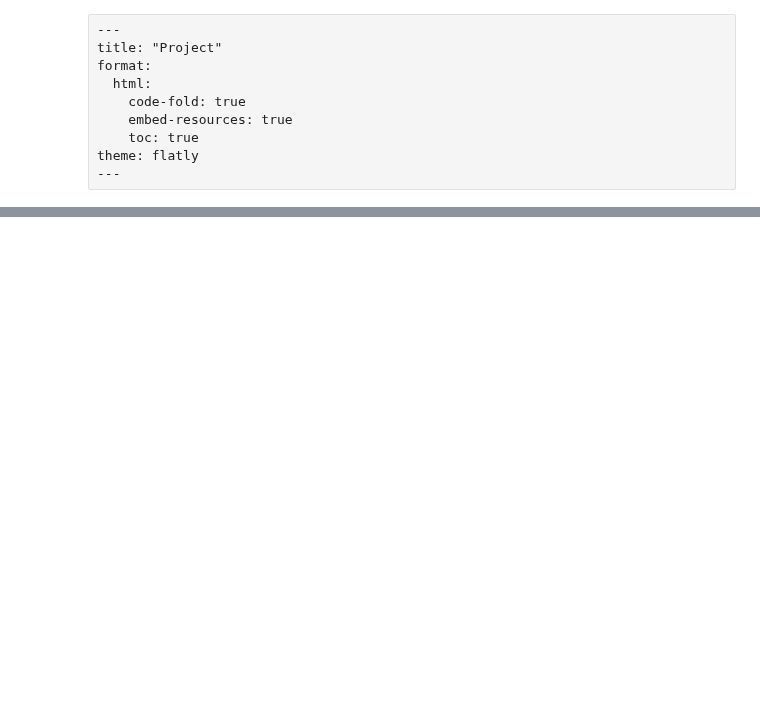
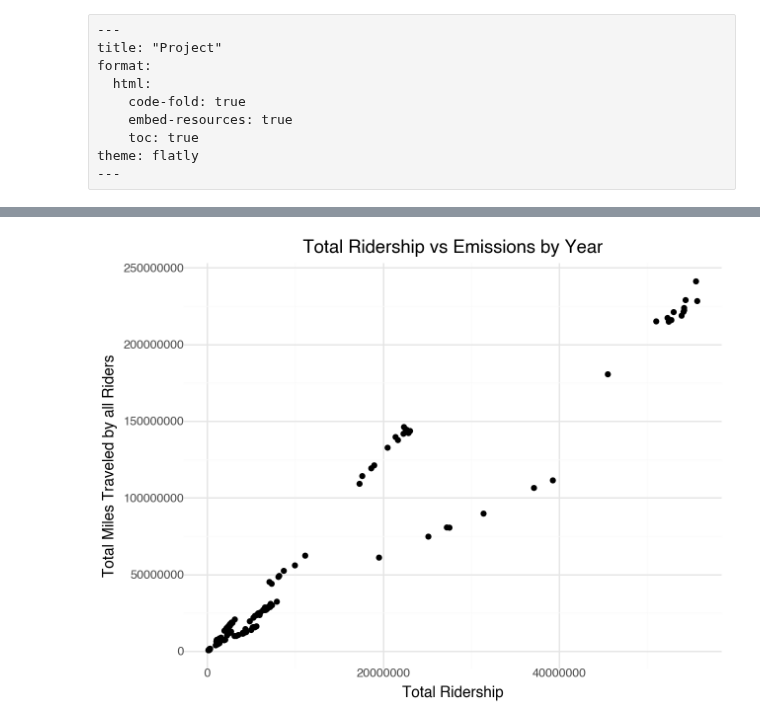
Before and after one commit to chloefeehan/GSB544, a Jupyter notebook: Project/Project.ipynb, the cells around one changed output, grey strips where cells are left out. Saved outputs shown, nothing was run; the diff lists cells and outputs as text; code cells hidden in the pictures; blank space fills up the shorter version.

Commit message:
cleaning

```diff
--- a/Project/Project.ipynb
+++ b/Project/Project.ipynb
@@ -16,4 +16,10 @@ from plotnine import *
 # load in data
 
 metro = pd.read_csv("/Users/chloefeehan/Desktop/python/GSB544/Project/data/metro.csv")
-emissions = pd.read_csv("/Users/chloefeehan/Desktop/python/GSB544/Project/data/emissions.csv")
+#emissions = pd.read_csv("/Users/chloefeehan/Desktop/python/GSB544/Project/data/emissions.csv")
+energy = pd.read_csv("/Users/chloefeehan/Desktop/python/GSB544/Project/data/energy.csv")
+# %%
+metro["total_ridership"] = metro["total_ridership"].replace(',', '', regex=True).astype(int)
+metro["total_miles"] = metro["total_miles"].replace(',', '', regex=True).astype(int)
+
+metro.head()
@@ -19,0 +33,18 @@ emissions = pd.read_csv("/Users/chloefeehan/Desktop/python/GSB544/Project/data/e
+# %%
+energy['Year'] = energy['YYYYMM'].astype(str).str[:4]
+energy['Month'] = energy['YYYYMM'].astype(str).str[4:]
+
+energy_clean = energy[(energy["Description"] == "Total Energy Consumed by the Transportation Sector") &
+                        (energy['Year'] >= "2017") & (energy['Year'] <= "2021") &
+                        (energy["Month"] != '13')]
+energy_clean = energy_clean.rename(columns = {"Year" : "year"})
+energy_clean["year"] = energy_clean["year"].astype(int)
+
+energy_clean['Month'] = pd.to_numeric(energy_clean['Month'], errors='coerce')
+energy_clean['quarter'] = energy_clean['Month'].apply(lambda x: (x - 1) // 3 + 1)
+energy_clean["Value"] = energy_clean["Value"].astype(float)
+energy_clean['emissions'] = energy_clean.groupby(['year', 'quarter'])['Value'].transform('sum')
+energy_clean = energy_clean.drop_duplicates(subset=['year', 'quarter'])
+
+energy_clean = energy_clean[["emissions", "year", "quarter"]]
+energy_clean.head()
@@ -19,0 +58,3 @@ emissions = pd.read_csv("/Users/chloefeehan/Desktop/python/GSB544/Project/data/e
+# %%
+data_clean = metro.merge(energy_clean, on=['year', "quarter"], how='left')
+data_clean.head()
@@ -19,0 +80,7 @@ emissions = pd.read_csv("/Users/chloefeehan/Desktop/python/GSB544/Project/data/e
+# %%
+(ggplot(data_clean, aes(x='total_ridership', y='total_miles')) +
+                     geom_point() +
+                     labs(x = "Total Ridership",y = "Total Miles Traveled by all Riders", title='Total Ridership vs Emissions by Year') +
+                     theme_minimal())
+# %% [output]
+[figure, added]
```
Also changed, not shown: parts of 8 cells of this notebook, 4 other files.
